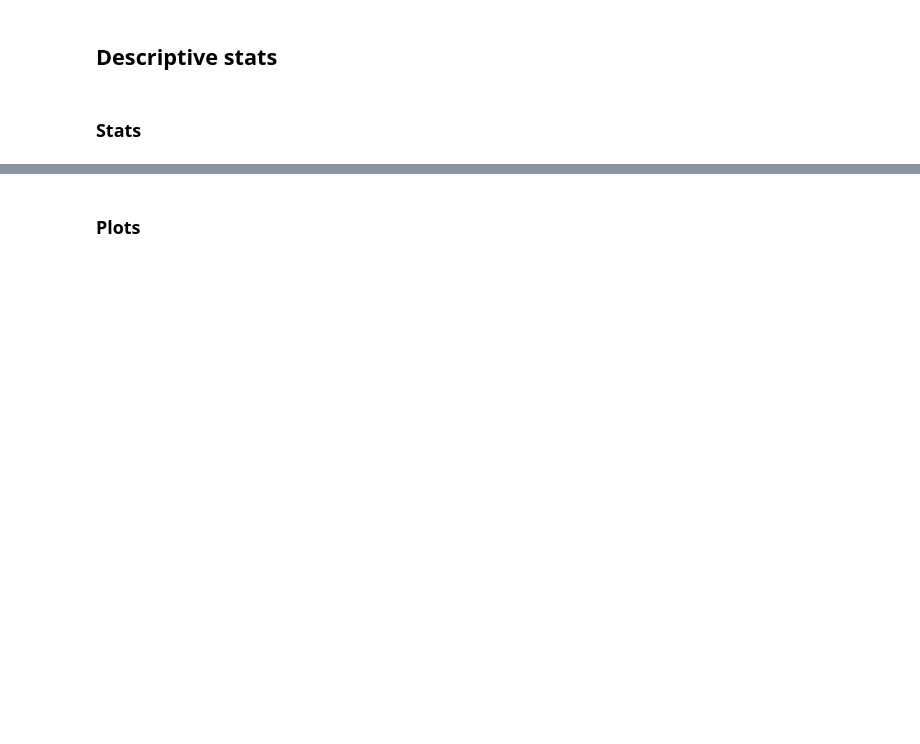
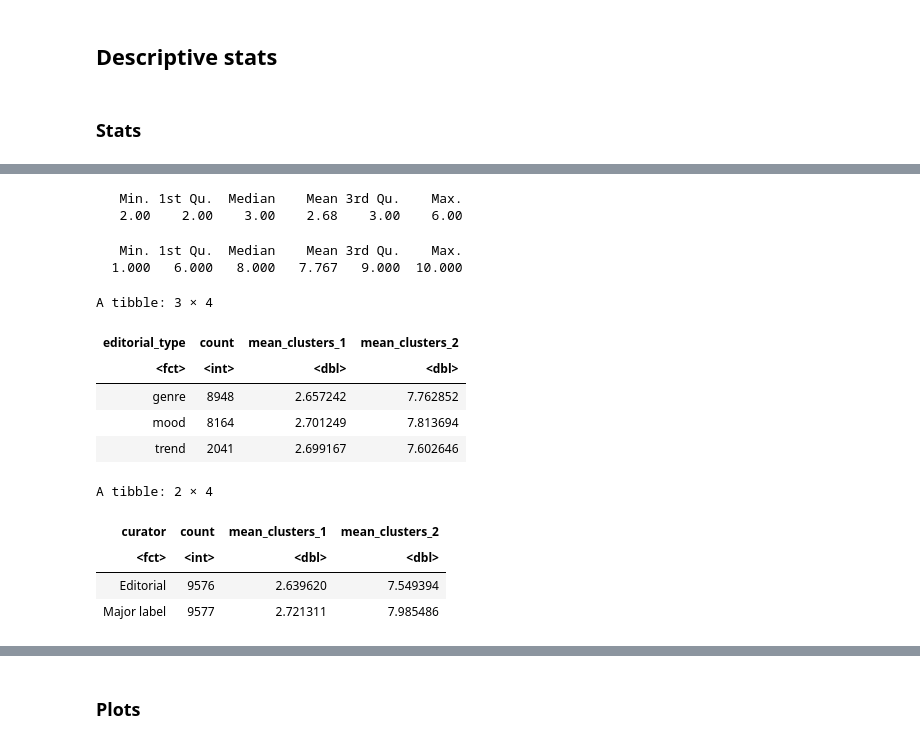
Before and after one commit to julienmbarki/article-diversity-editorial, a Jupyter notebook: data_analysis/data_analysis.ipynb, the cells around one changed output, grey strips where cells are left out. Cells and saved outputs as stored; diff of their text form; code cells hidden in the pictures; blank space fills up the shorter version.

```diff
--- a/data_analysis/data_analysis.ipynb
+++ b/data_analysis/data_analysis.ipynb
@@ -463,15 +492,39 @@ df %>%
 # %%
 # Number of clusters per playlist
 summary(df$nb_clusters)
 summary(df$nb_clusters_2)
 
 df %>%
     group_by(editorial_type) %>%
     summarise(
         count = n(),
         mean_clusters_1 = mean(nb_clusters, na.rm = TRUE),
         mean_clusters_2 = mean(nb_clusters_2, na.rm = TRUE)
     )
+
+df %>%
+    group_by(curator) %>%
+    summarise(
+        count = n(),
+        mean_clusters_1 = mean(nb_clusters, na.rm = TRUE),
+        mean_clusters_2 = mean(nb_clusters_2, na.rm = TRUE)
+    )
+# %% [output]
+   Min. 1st Qu.  Median    Mean 3rd Qu.    Max.
+   2.00    2.00    3.00    2.68    3.00    6.00
+   Min. 1st Qu.  Median    Mean 3rd Qu.    Max.
+  1.000   6.000   8.000   7.767   9.000  10.000
+A tibble: 3 × 4
+| editorial_type | count | mean_clusters_1 | mean_clusters_2 |
+| <fct> | <int> | <dbl> | <dbl> |
+| genre | 8948 | 2.657242 | 7.762852 |
+| mood | 8164 | 2.701249 | 7.813694 |
+| trend | 2041 | 2.699167 | 7.602646 |
+A tibble: 2 × 4
+| curator | count | mean_clusters_1 | mean_clusters_2 |
+| <fct> | <int> | <dbl> | <dbl> |
+| Editorial | 9576 | 2.639620 | 7.549394 |
+| Major label | 9577 | 2.721311 | 7.985486 |
 # %%
 # HH-Index
 summary(df$hh_index)
```
Also changed, not shown: parts of 25 cells of this notebook.
